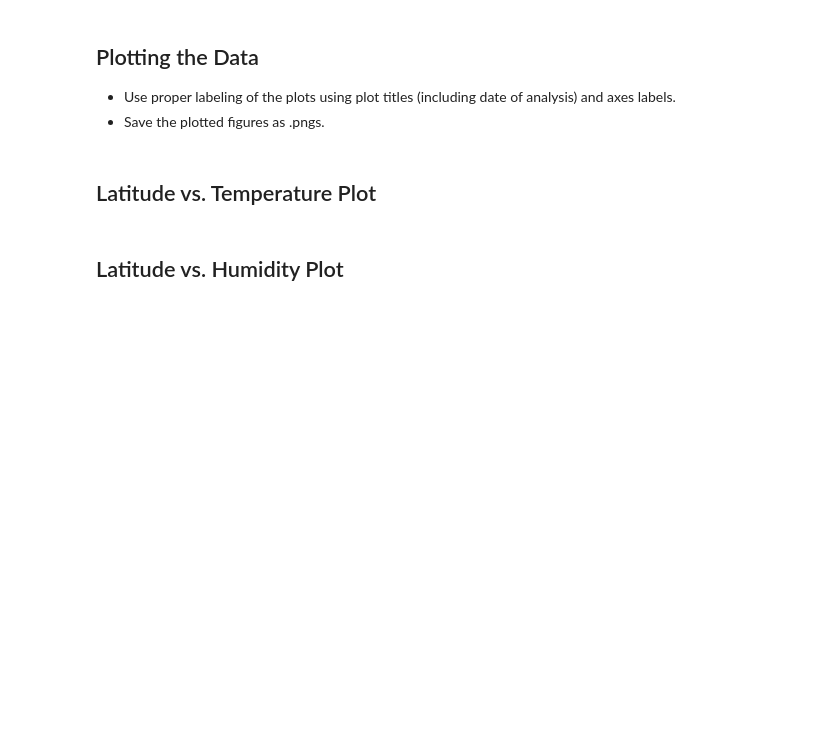
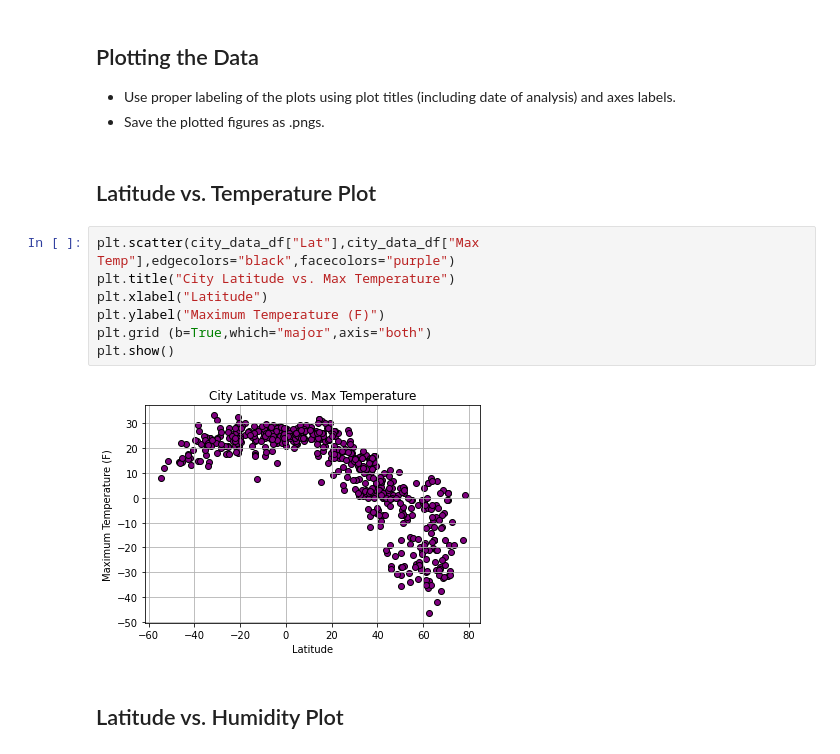
Before and after one commit to MLozano88/python-api-challenge, a Jupyter notebook: WeatherPy/WeatherPy.ipynb, the cells around one changed output. Drawn from its saved outputs; the diff is of its cells as text; blank space fills up the shorter version.

Commit message:
updates to scatter plots and linear regression

```diff
--- a/WeatherPy/WeatherPy.ipynb
+++ b/WeatherPy/WeatherPy.ipynb
@@ -154,5 +179,14 @@ Skip this step if there are no cities that have humidity > 100%.
 * Save the plotted figures as .pngs.
 # %% [markdown]
 ## Latitude vs. Temperature Plot
+# %%
+plt.scatter(city_data_df["Lat"],city_data_df["Max Temp"],edgecolors="black",facecolors="purple")
+plt.title("City Latitude vs. Max Temperature")
+plt.xlabel("Latitude")
+plt.ylabel("Maximum Temperature (F)")
+plt.grid (b=True,which="major",axis="both")
+plt.show()
+# %% [output]
+[figure, added]
 # %% [markdown]
 ## Latitude vs. Humidity Plot
```
Also changed, not shown: parts of 12 cells of this notebook.
